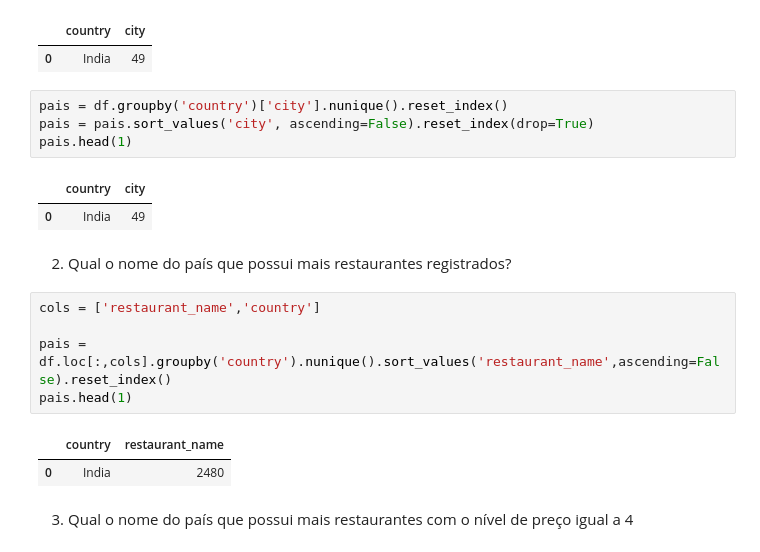
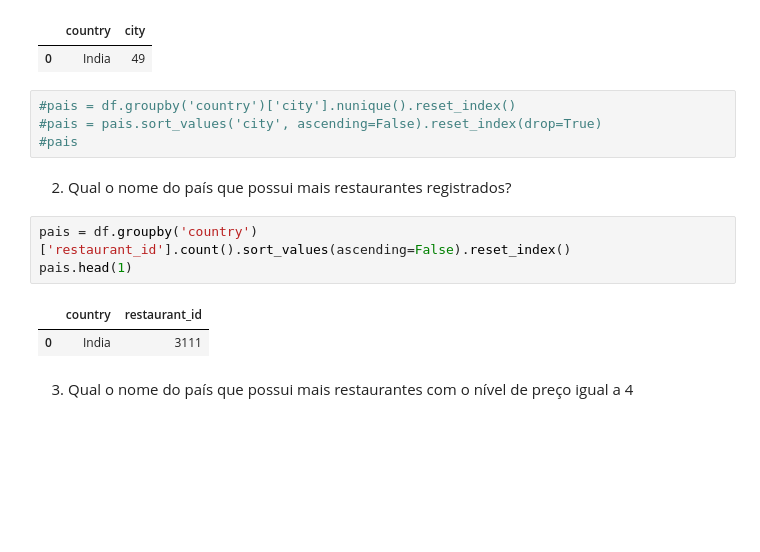
Before and after one commit to thiago-vale/fome-zero, a Jupyter notebook: notebook/fome-zero.ipynb, the cells around one changed output. Saved outputs shown, nothing was run; the diff lists cells and outputs as text; blank space fills up the shorter version.

```diff
--- a/notebook/fome-zero.ipynb
+++ b/notebook/fome-zero.ipynb
@@ -102,22 +103,17 @@ pais.head(1)
 |  | country | city |
 | 0 | India | 49 |
 # %%
-pais = df.groupby('country')['city'].nunique().reset_index()
-pais = pais.sort_values('city', ascending=False).reset_index(drop=True)
-pais.head(1)
+#pais = df.groupby('country')['city'].nunique().reset_index()
+#pais = pais.sort_values('city', ascending=False).reset_index(drop=True)
+#pais
-# %% [output]
-|  | country | city |
-| 0 | India | 49 |
 # %% [markdown]
 2. Qual o nome do país que possui mais restaurantes registrados?
 # %%
-cols = ['restaurant_name','country']
-
-pais = df.loc[:,cols].groupby('country').nunique().sort_values('restaurant_name',ascending=False).reset_index()
+pais = df.groupby('country')['restaurant_id'].count().sort_values(ascending=False).reset_index()
 pais.head(1)
 # %% [output]
-|  | country | restaurant_name |
-| 0 | India | 2480 |
+|  | country | restaurant_id |
+| 0 | India | 3111 |
 # %% [markdown]
 3. Qual o nome do país que possui mais restaurantes com o nível de preço igual a 4
 # %%
```
Also changed, not shown: parts of 7 cells of this notebook.
